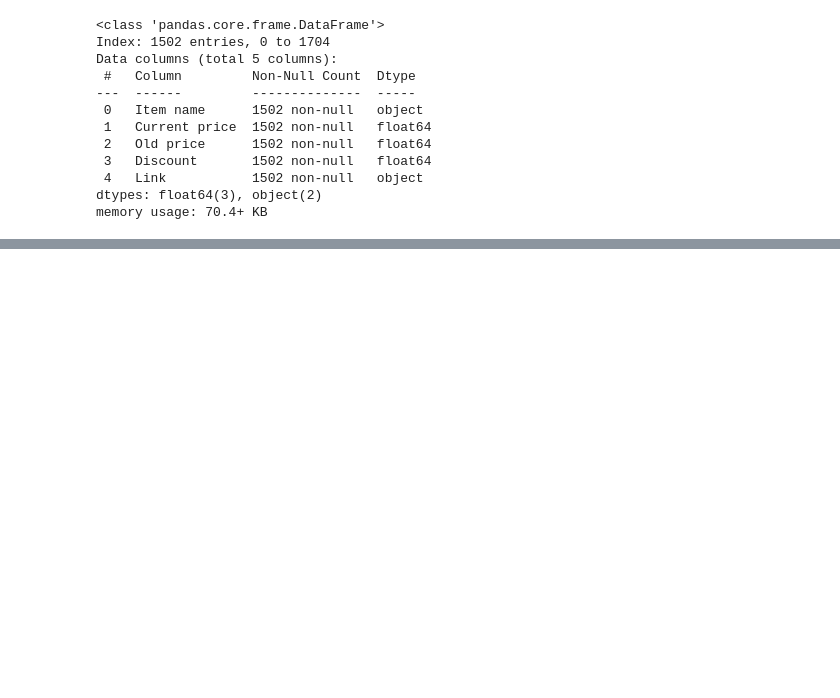
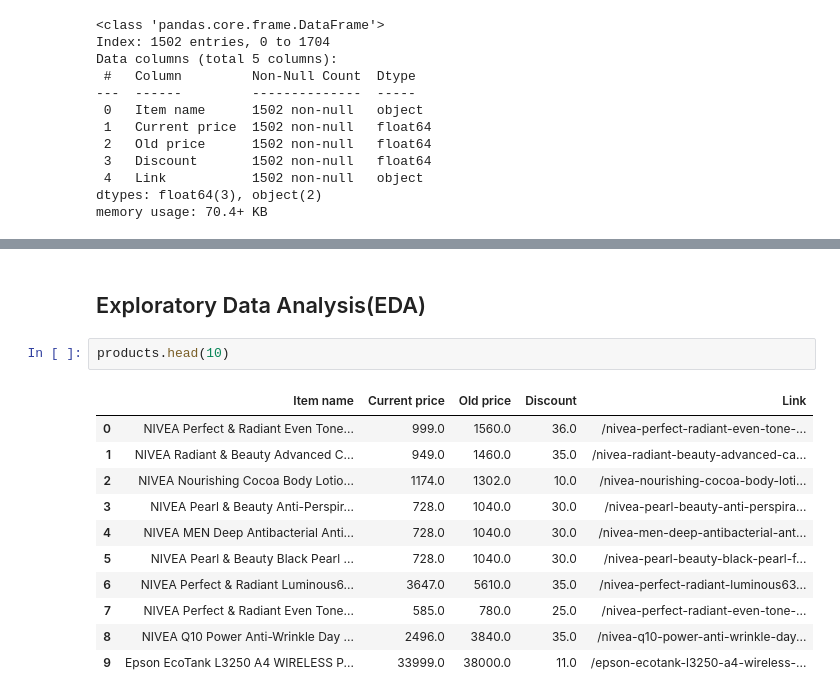
Before and after one commit to warren-bit/jumia_project, a Jupyter notebook: scraping_jumia.ipynb, the cells around one changed output, grey strips where cells are left out. Cells and saved outputs as stored; diff of their text form; blank space fills up the shorter version.

```diff
--- a/scraping_jumia.ipynb
+++ b/scraping_jumia.ipynb
@@ -308,0 +309,16 @@ memory usage: 106.6+ KB
+# %% [markdown]
+## Exploratory Data Analysis(EDA)
+# %%
+products.head(10)
+# %% [output]
+|  | Item name | Current price | Old price | Discount | Link |
+| 0 | NIVEA Perfect & Radiant Even Tone... | 999.0 | 1560.0 | 36.0 | /nivea-perfect-radiant-even-tone-... |
+| 1 | NIVEA Radiant & Beauty Advanced C... | 949.0 | 1460.0 | 35.0 | /nivea-radiant-beauty-advanced-ca... |
+| 2 | NIVEA Nourishing Cocoa Body Lotio... | 1174.0 | 1302.0 | 10.0 | /nivea-nourishing-cocoa-body-loti... |
+| 3 | NIVEA Pearl & Beauty Anti-Perspir... | 728.0 | 1040.0 | 30.0 | /nivea-pearl-beauty-anti-perspira... |
+| 4 | NIVEA MEN Deep Antibacterial Anti... | 728.0 | 1040.0 | 30.0 | /nivea-men-deep-antibacterial-ant... |
+| 5 | NIVEA Pearl & Beauty Black Pearl ... | 728.0 | 1040.0 | 30.0 | /nivea-pearl-beauty-black-pearl-f... |
+| 6 | NIVEA Perfect & Radiant Luminous6... | 3647.0 | 5610.0 | 35.0 | /nivea-perfect-radiant-luminous63... |
+| 7 | NIVEA Perfect & Radiant Even Tone... | 585.0 | 780.0 | 25.0 | /nivea-perfect-radiant-even-tone-... |
+| 8 | NIVEA Q10 Power Anti-Wrinkle Day ... | 2496.0 | 3840.0 | 35.0 | /nivea-q10-power-anti-wrinkle-day... |
+| 9 | Epson EcoTank L3250 A4 WIRELESS P... | 33999.0 | 38000.0 | 11.0 | /epson-ecotank-l3250-a4-wireless-... |
```
Also changed, not shown: parts of 7 cells of this notebook.
